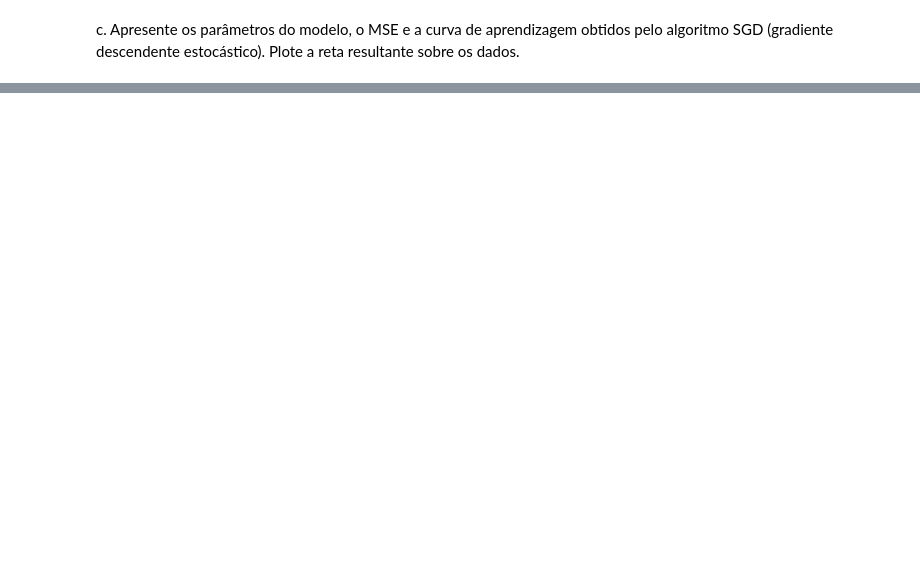
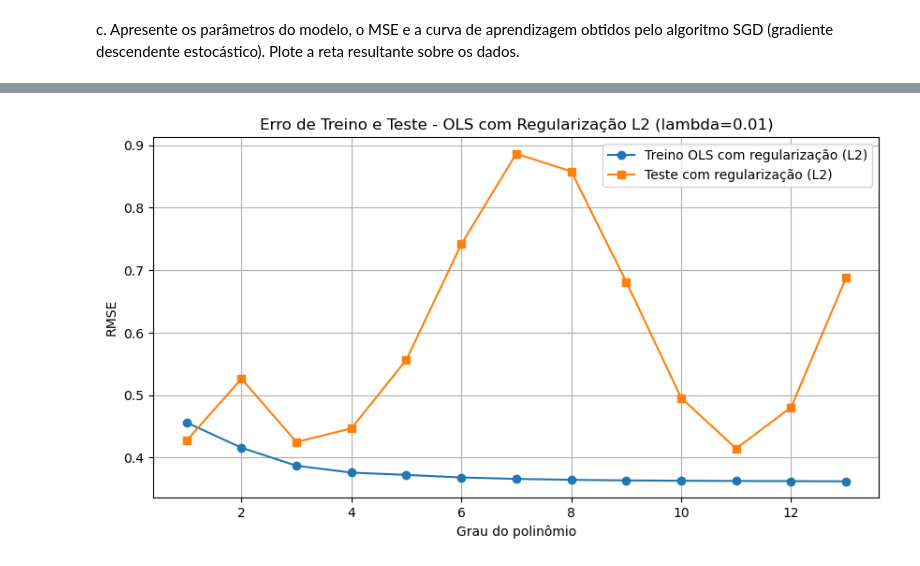
Before and after one commit to joao1pedro/CKP8277-AMA, a Jupyter notebook: Listas/lista_01/lista_01_ama/lista_01.ipynb, the cells around one changed output, grey strips where cells are left out. Drawn from its saved outputs; the diff is of its cells as text; code cells hidden in the pictures; blank space fills up the shorter version.

```diff
--- a/Listas/lista_01/lista_01_ama/lista_01.ipynb
+++ b/Listas/lista_01/lista_01_ama/lista_01.ipynb
@@ -206,0 +286,6 @@ MSE: 0.2134
+# %%
+# normaliza a primeira vez
+X_train_norm, X_min, X_max = minmax_normalize(X_train)
+X_test_norm = (X_test - X_min) / (X_max - X_min)
+
+y_train_norm, y_mean, y_std = standard_normalize(y_train)
@@ -206,0 +365,27 @@ MSE: 0.2134
+# %%
+lambd = 0.01
+
+train_rmse_l2 = []
+test_rmse_l2 = []
+
+for degree in range(1, 14):
+    X_train_poly = polynomial_features(X_train_norm, degree)
+    X_test_poly = polynomial_features(X_test_norm, degree)
+
+    X_train_poly_norm, X_poly_mean, X_poly_std = standard_normalize(X_train_poly)
+    X_test_poly_norm = (X_test_poly - X_poly_mean) / X_poly_std
+
+    w_hat, _, y_train_pred_norm = ols_l2(X_train_poly_norm, y_train_norm, lambd)
+
+    y_test_pred_norm = np.c_[np.ones(X_test_poly_norm.shape[0]), X_test_poly_norm] @ w_hat
+
+    y_train_pred = standard_denormalize(y_train_pred_norm, y_mean, y_std)
+    y_test_pred = standard_denormalize(y_test_pred_norm, y_mean, y_std)
+
+    train_rmse = np.mean((y_train - y_train_pred) ** 2)
+    test_rmse = np.mean((y_test - y_test_pred) ** 2)
+
+    train_rmse_l2.append(train_rmse)
+    test_rmse_l2.append(test_rmse)
+
+    print(f"OLS com regularização [L2] Grau {degree}: RMSE treino = {train_rmse:.4f}, RMSE teste = {test_rmse:.4f}")
@@ -206,0 +406,12 @@ MSE: 0.2134
+# %%
+plt.figure(figsize=(10, 5))
+plt.plot(graus, train_rmse_l2, marker='o', label='Treino OLS com regularização (L2)')
+plt.plot(graus, test_rmse_l2, marker='s', label='Teste com regularização (L2)')
+plt.xlabel('Grau do polinômio')
+plt.ylabel('RMSE')
+plt.title('Erro de Treino e Teste - OLS com Regularização L2 (lambda=0.01)')
+plt.legend()
+plt.grid(True)
+plt.show()
+# %% [output]
+[figure, added]
```
Also changed, not shown: parts of 19 cells of this notebook, 2 other files.
